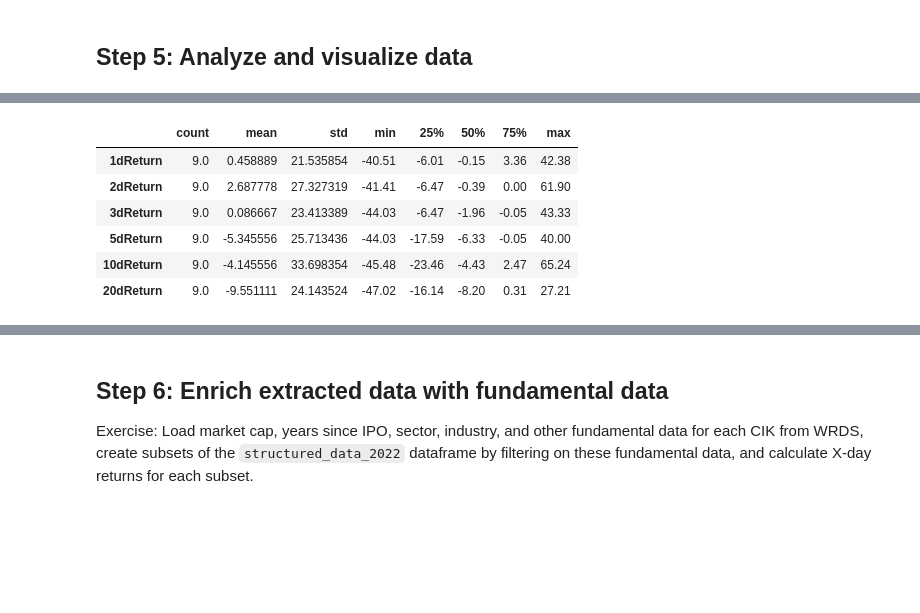
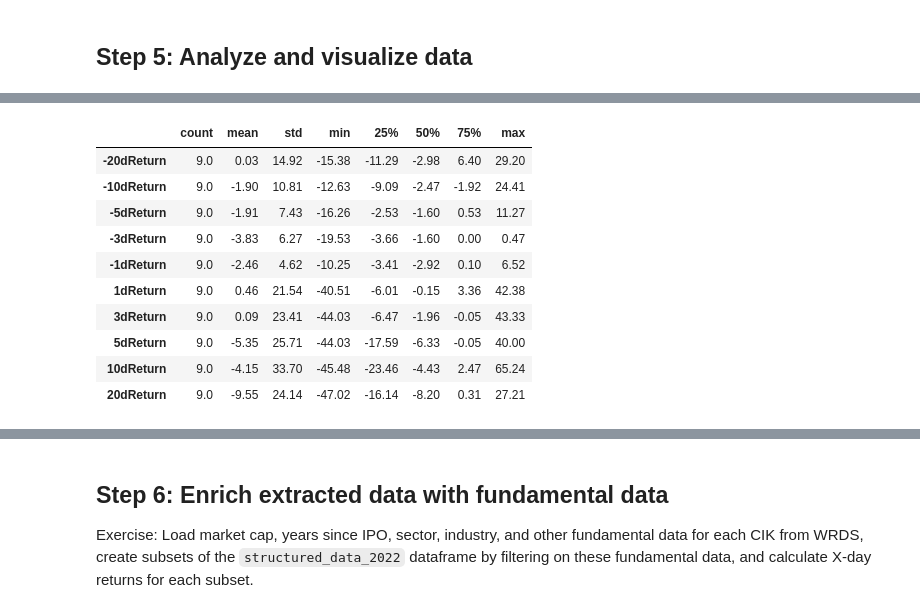
Before and after one commit to janlukasschroeder/ai-for-financial-analysis-and-research, a Jupyter notebook: gpt-4-api-extract-data-from-sec-filings/demo.ipynb, the cells around one changed output, grey strips where cells are left out. Cells and saved outputs as stored; diff of their text form; code cells hidden in the pictures; blank space fills up the shorter version.

```diff
--- a/gpt-4-api-extract-data-from-sec-filings/demo.ipynb
+++ b/gpt-4-api-extract-data-from-sec-filings/demo.ipynb
@@ -534,7 +557,18 @@ structured_data_2022.head()
 ## Step 5: Analyze and visualize data
 # %%
 # For xdReturn columns, calculate descriptive statistics
-price_return_columns = ["1dReturn", "2dReturn", "3dReturn", "5dReturn", "10dReturn", "20dReturn"]
+price_return_columns = [
+    "-20dReturn",
+    "-10dReturn",
+    "-5dReturn",
+    "-3dReturn",
+    "-1dReturn",
+    "1dReturn",
+    "3dReturn",
+    "5dReturn",
+    "10dReturn",
+    "20dReturn",
+]
 
 price_return_stats = structured_data_2022[price_return_columns].describe().T.round(2)
 
@@ -615,38 +757,44 @@ millionFilter = (
     | structured_data_2022["impactOfError"].str.contains(
         "million", case=False, na=False
     )
     | structured_data_2022["eventClassification"].str.contains(
         "million", case=False, na=False
     )
 )
 # Contains "Revenue recognition" in keyComponents, identifiedIssue, etc.
 revenueRecognitionFilter = (
     structured_data_2022["keyComponents"].str.contains(
         "revenue recognition", case=False, na=False
     )
     | structured_data_2022["reasonsForRestatement"].str.contains(
         "revenue recognition", case=False, na=False
     )
     | structured_data_2022["identifiedIssue"].str.contains(
         "revenue recognition", case=False, na=False
     )
     | structured_data_2022["impactOfError"].str.contains(
         "revenue recognition", case=False, na=False
     )
     | structured_data_2022["eventClassification"].str.contains(
         "revenue recognition", case=False, na=False
     )
 )
 
-structured_data_2022[
+filtered_sample = structured_data_2022[
     # impactIsMaterialFilter & restatementIsNecessaryFilter & revenueRecognitionFilter
     impactIsMaterialFilter & restatementIsNecessaryFilter & millionFilter
-][price_return_columns].describe().T
+]
+
+filtered_sample[price_return_columns].describe().T.round(2)
 # %% [output]
 |  | count | mean | std | min | 25% | 50% | 75% | max |
-| 1dReturn | 9.0 | 0.458889 | 21.535854 | -40.51 | -6.01 | -0.15 | 3.36 | 42.38 |
-| 2dReturn | 9.0 | 2.687778 | 27.327319 | -41.41 | -6.47 | -0.39 | 0.00 | 61.90 |
-| 3dReturn | 9.0 | 0.086667 | 23.413389 | -44.03 | -6.47 | -1.96 | -0.05 | 43.33 |
-| 5dReturn | 9.0 | -5.345556 | 25.713436 | -44.03 | -17.59 | -6.33 | -0.05 | 40.00 |
-| 10dReturn | 9.0 | -4.145556 | 33.698354 | -45.48 | -23.46 | -4.43 | 2.47 | 65.24 |
-| 20dReturn | 9.0 | -9.551111 | 24.143524 | -47.02 | -16.14 | -8.20 | 0.31 | 27.21 |
+| -20dReturn | 9.0 | 0.03 | 14.92 | -15.38 | -11.29 | -2.98 | 6.40 | 29.20 |
+| -10dReturn | 9.0 | -1.90 | 10.81 | -12.63 | -9.09 | -2.47 | -1.92 | 24.41 |
+| -5dReturn | 9.0 | -1.91 | 7.43 | -16.26 | -2.53 | -1.60 | 0.53 | 11.27 |
+| -3dReturn | 9.0 | -3.83 | 6.27 | -19.53 | -3.66 | -1.60 | 0.00 | 0.47 |
+| -1dReturn | 9.0 | -2.46 | 4.62 | -10.25 | -3.41 | -2.92 | 0.10 | 6.52 |
+| 1dReturn | 9.0 | 0.46 | 21.54 | -40.51 | -6.01 | -0.15 | 3.36 | 42.38 |
+| 3dReturn | 9.0 | 0.09 | 23.41 | -44.03 | -6.47 | -1.96 | -0.05 | 43.33 |
+| 5dReturn | 9.0 | -5.35 | 25.71 | -44.03 | -17.59 | -6.33 | -0.05 | 40.00 |
+| 10dReturn | 9.0 | -4.15 | 33.70 | -45.48 | -23.46 | -4.43 | 2.47 | 65.24 |
+| 20dReturn | 9.0 | -9.55 | 24.14 | -47.02 | -16.14 | -8.20 | 0.31 | 27.21 |
```
Also changed, not shown: parts of 14 cells of this notebook.
